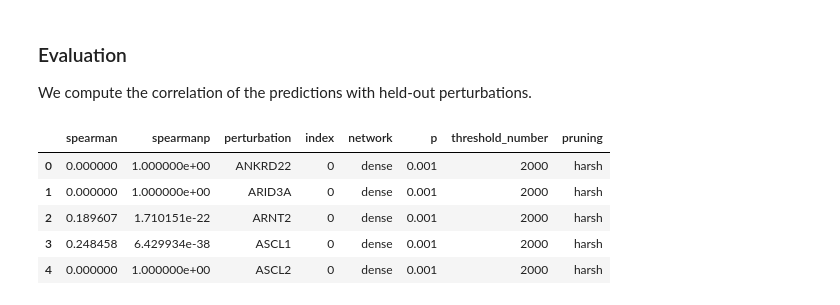
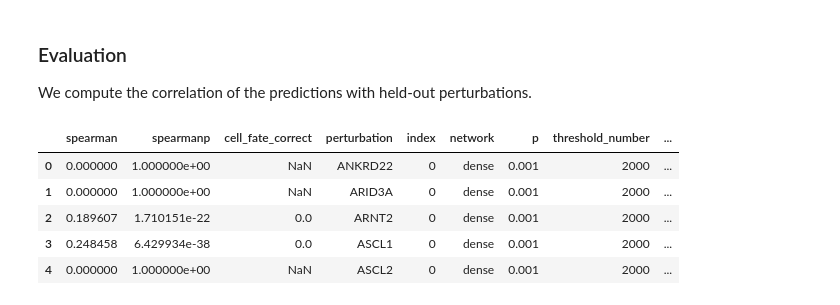
Before and after one commit to ekernf01/perturbation_benchmarking, a Jupyter notebook: results/v4/in_silico_perturbation.ipynb, the cells around one changed output. Saved outputs shown, nothing was run; the diff lists cells and outputs as text; code cells hidden in the pictures.

Commit message:
Add cell fate style evaluation

```diff
--- a/results/v4/in_silico_perturbation.ipynb
+++ b/results/v4/in_silico_perturbation.ipynb
@@ -109,17 +110,38 @@ def trainCausalModelAndPredict(expression,
             print("Prediction failed for " + goi + " with error " + str(e))
     return output
 # %%
-def evaluateCausalModel(expression, predictedExpression, baseline, doPlots=False):
-    """Compare expression against predicted expression using Spearman correlation."""
+def evaluateCausalModel(expression, predictedExpression, baseline, doPlots=False, classifier = None):
+    '''
+    Compare observed against predicted expression.
+
+            Parameters:
+                    expression (dict of 1d numpy arrays):
+                        the actual expression (log-scale).
+                    predictedExpression (dict of 1d numpy arrays):
+                        the cellOracle prediction (log-scale). Elements of the dict may be np.nan for missing predictions.
+                    baseline (numpy array):
+                        control expression level (log-scale)
+                    classifier (sklearn logistic regression classifier):
+                        optional machine learning classifier to assign cell fate.
+                        Must have a predict() method capable of taking a value from expression or predictedExpression and returning a single class label.
+
+            Returns:
+                    Pandas DataFrame with Spearman correlation between predicted and observed log fold change over control.
+    '''
+    "log fold change using Spearman correlation and (optionally) cell fate classification."""
     plots = {}
-    metrics = pd.DataFrame(index = predictedExpression.keys(), columns = ["spearman", "spearmanp"])
+    metrics = pd.DataFrame(index = predictedExpression.keys(), columns = ["spearman", "spearmanp", "cell_fate_correct"])
     for key in predictedExpression:
-        observed = expression[expression.obs["perturbation"]==key,:].X.mean(axis=0) - baseline
-        predicted = predictedExpression[key] - baseline
-        if not any(np.isnan(predicted)):
-            metrics.loc[key,["spearman","spearmanp"]] = spearmanr(observed, predicted)
+        observed = expression[expression.obs["perturbation"]==key,:].X.mean(axis=0)
+        predicted = predictedExpression[key]
+        if type(predicted) is float and np.isnan(predicted):
+            metrics.loc[key,["spearman","spearmanp", "cell_fate_correct"]] = 0,1,np.nan
         else:
-            metrics.loc[key,["spearman","spearmanp"]] = 0,1
+            metrics.loc[key,["spearman","spearmanp"]] = spearmanr(observed - baseline, predicted - baseline)
+            if classifier is not None:
+                class_observed = classifier.predict(np.reshape(observed, (1, -1)))[0]
+                class_predicted = classifier.predict(np.reshape(predicted, (1, -1)))[0]
+                metrics.loc[key,"cell_fate_correct"] = 1.0*(class_observed==class_predicted)
         if doPlots:
             plots[key] = sns.scatterplot(x=observed, y=predicted)
             plots[key].set(title=key + " (Spearman rho="+ str(round(metrics.loc[key,"spearman"])) +")")
@@ -334,0 +366,5 @@ These genes were perturbed but not measured:
+# %%
+cellFateClassifier = sklearn.linear_model.LogisticRegressionCV(Cs=10,
+                                                               solver="liblinear",
+                                                               verbose=1)
+cellFateClassifier.fit(X=ko_lab_esc_data.X, y=ko_lab_esc_data.obs["leiden"])
@@ -481,24 +544,25 @@ We compute the correlation of the predictions with held-out perturbations.
 # %%
 controlIndex = ko_lab_esc_data_train.obs["perturbation"]=="Control"
 evaluationResults = {}
 for i in predictions:
     evaluationResults[i] = \
         evaluateCausalModel(ko_lab_esc_data_heldout,
                             predictions[i],
                             baseline = ko_lab_esc_data_train[controlIndex,:].X.mean(axis=0),
+                            classifier = cellFateClassifier,
                             doPlots=False)[0]
     evaluationResults[i]["index"] = i
 evaluationResults = pd.concat(evaluationResults)
 evaluationResults = evaluationResults.merge(experiments, how = "left")
 evaluationResults = pd.DataFrame(evaluationResults.to_dict())
 evaluationResults.head()
 # %% [output]
-|  | spearman | spearmanp | perturbation | index | network | p | threshold_number | pruning |
-| 0 | 0.000000 | 1.000000e+00 | ANKRD22 | 0 | dense | 0.001 | 2000 | harsh |
-| 1 | 0.000000 | 1.000000e+00 | ARID3A | 0 | dense | 0.001 | 2000 | harsh |
-| 2 | 0.189607 | 1.710151e-22 | ARNT2 | 0 | dense | 0.001 | 2000 | harsh |
-| 3 | 0.248458 | 6.429934e-38 | ASCL1 | 0 | dense | 0.001 | 2000 | harsh |
-| 4 | 0.000000 | 1.000000e+00 | ASCL2 | 0 | dense | 0.001 | 2000 | harsh |
+|  | spearman | spearmanp | cell_fate_correct | perturbation | index | network | p | threshold_number | ... |
+| 0 | 0.000000 | 1.000000e+00 | NaN | ANKRD22 | 0 | dense | 0.001 | 2000 | ... |
+| 1 | 0.000000 | 1.000000e+00 | NaN | ARID3A | 0 | dense | 0.001 | 2000 | ... |
+| 2 | 0.189607 | 1.710151e-22 | 0.0 | ARNT2 | 0 | dense | 0.001 | 2000 | ... |
+| 3 | 0.248458 | 6.429934e-38 | 0.0 | ASCL1 | 0 | dense | 0.001 | 2000 | ... |
+| 4 | 0.000000 | 1.000000e+00 | NaN | ASCL2 | 0 | dense | 0.001 | 2000 | ... |
 # %%
 displayEvaluationResults(evaluationResults, savepath= "../results/" + VERSION + "/")
 # %% [output]
```
Also changed, not shown: parts of 19 cells of this notebook, 7 other files.
